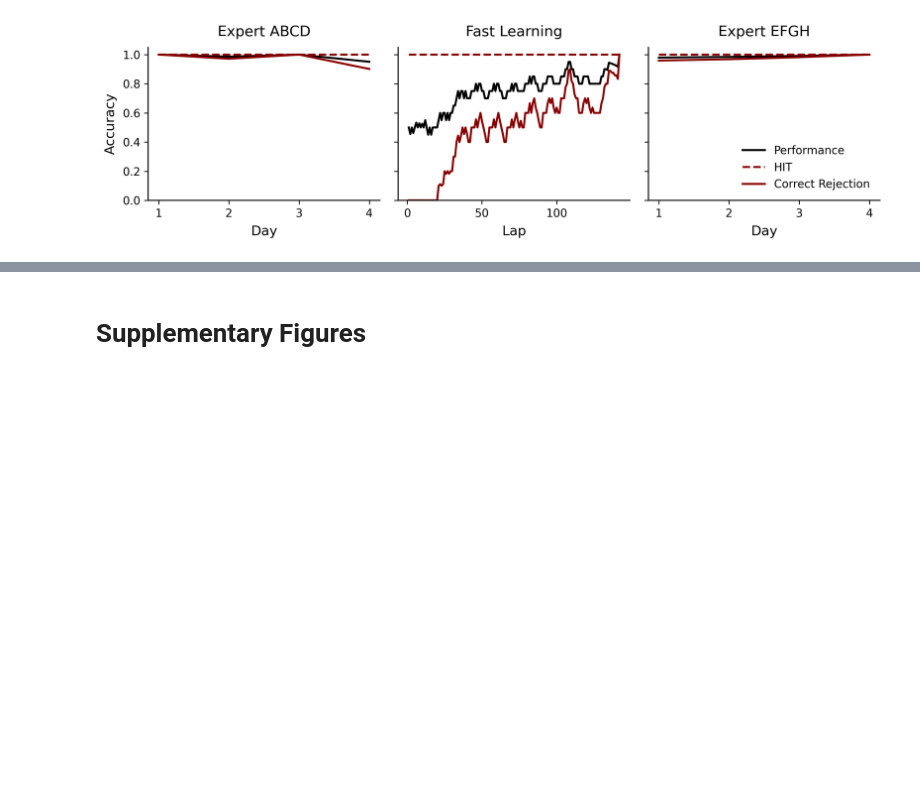
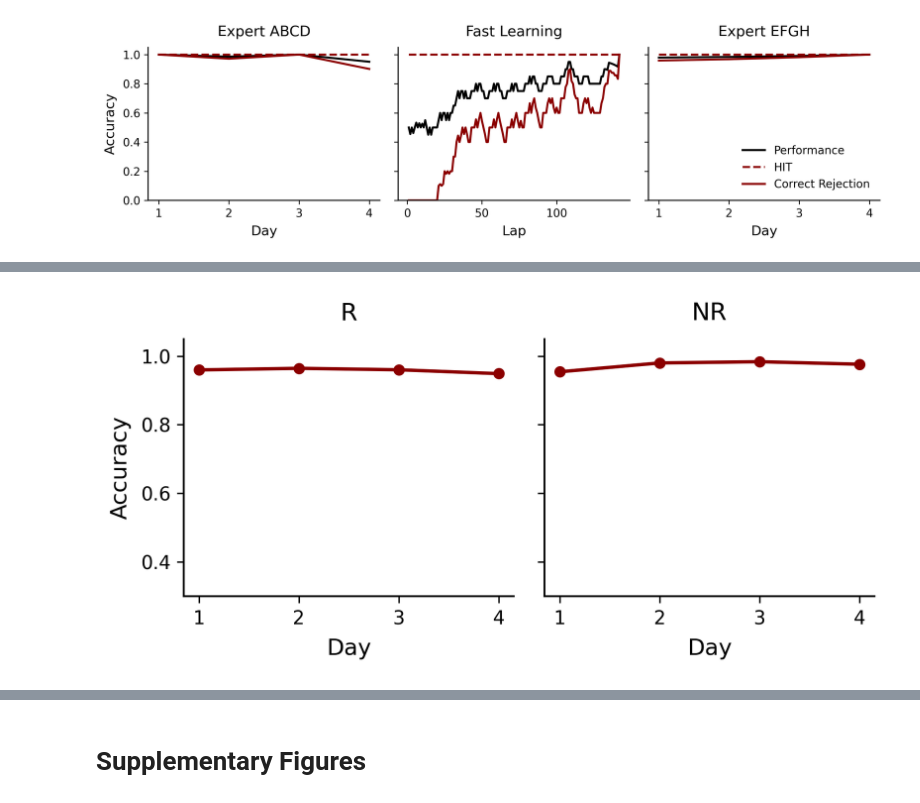
Before and after one commit to rgs2151/ccn2026, a Jupyter notebook: figures.ipynb, the cells around one changed output, grey strips where cells are left out. Cells and saved outputs as stored; diff of their text form; code cells hidden in the pictures; blank space fills up the shorter version.

```diff
--- a/figures.ipynb
+++ b/figures.ipynb
@@ -161,0 +400,28 @@ fig = figure_1d(H5_PATH, MOUSE_ID, ABCD_SESSIONS, LEARNING_SESSION, EFGH_SESSION
+# %%
+def figure_2c(h5_path, mouse_id, sessions, abcd_sessions, learning_session, efgh_sessions, cache_path='cache/fig2a.pkl', recompute=False):
+
+    data = process_population_decoding(h5_path, mouse_id, abcd_sessions, learning_session, efgh_sessions, cache_path, recompute)
+
+    set_pub_style()
+    fig, axes = plt.subplots(1, 2, figsize=(6, 3), sharey=True, dpi=300)
+
+    days = np.arange(1, len(sessions) + 1)
+    r_accs = [np.mean(data[s]['A vs B']) for s in sessions]
+    nr_accs = [np.mean(data[s]['C vs D']) for s in sessions]
+
+    axes[0].plot(days, r_accs, '-o', color=color_alt)
+    axes[0].set_ylim(0.3, 1.05)
+    axes[0].set_xticks(days)
+    prettify(axes[0], title='R', xlabel='Day', ylabel='Accuracy')
+
+    axes[1].plot(days, nr_accs, '-o', color=color_alt)
+    axes[1].set_ylim(0.3, 1.05)
+    axes[1].set_xticks(days)
+    prettify(axes[1], title='NR', xlabel='Day')
+
+    plt.tight_layout()
+    return fig
+# %%
+fig = figure_2c(H5_PATH, MOUSE_ID, ABCD_SESSIONS, ABCD_SESSIONS, LEARNING_SESSION, EFGH_SESSIONS)
+# %% [output]
+[figure, added]
```
Also changed, not shown: parts of 14 cells of this notebook.
